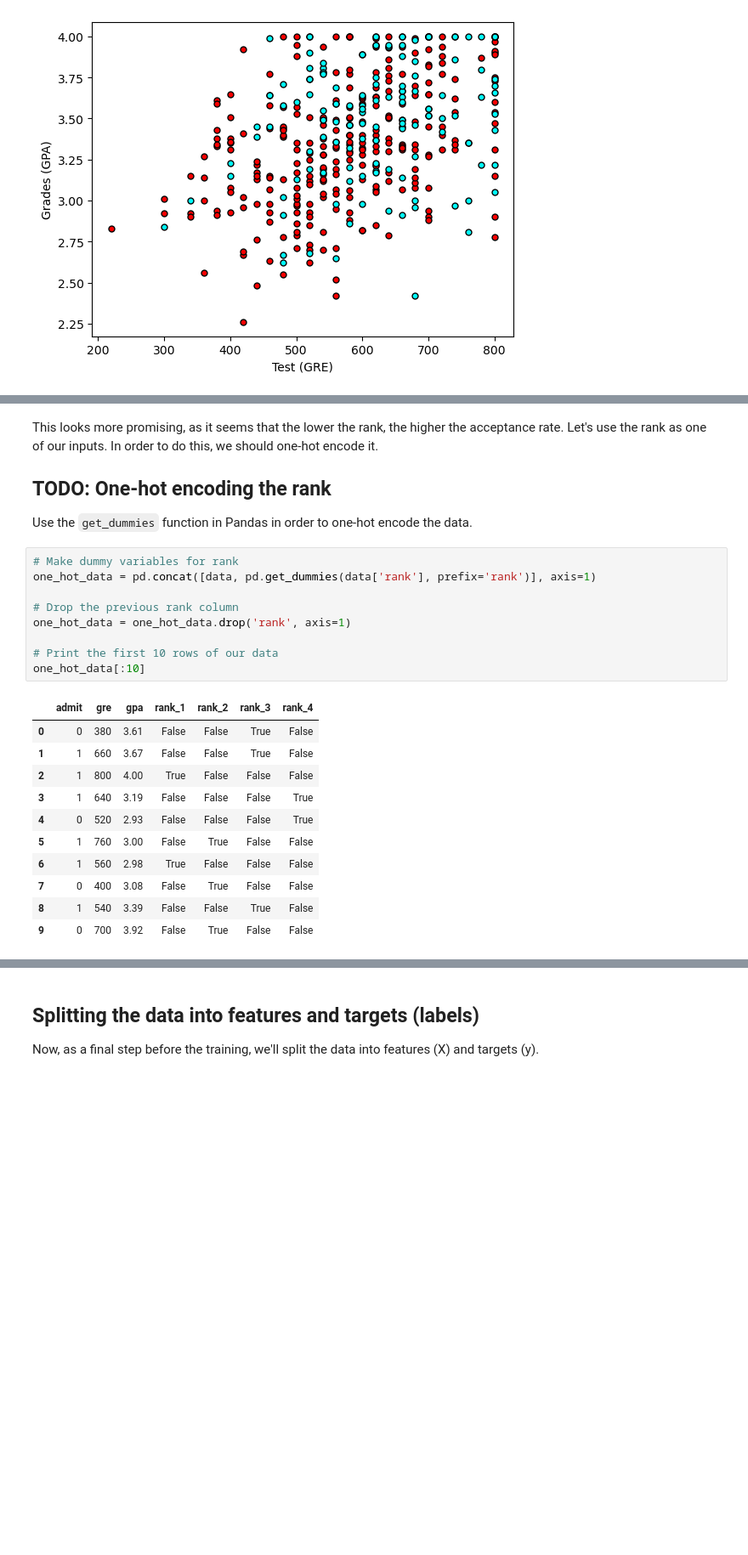
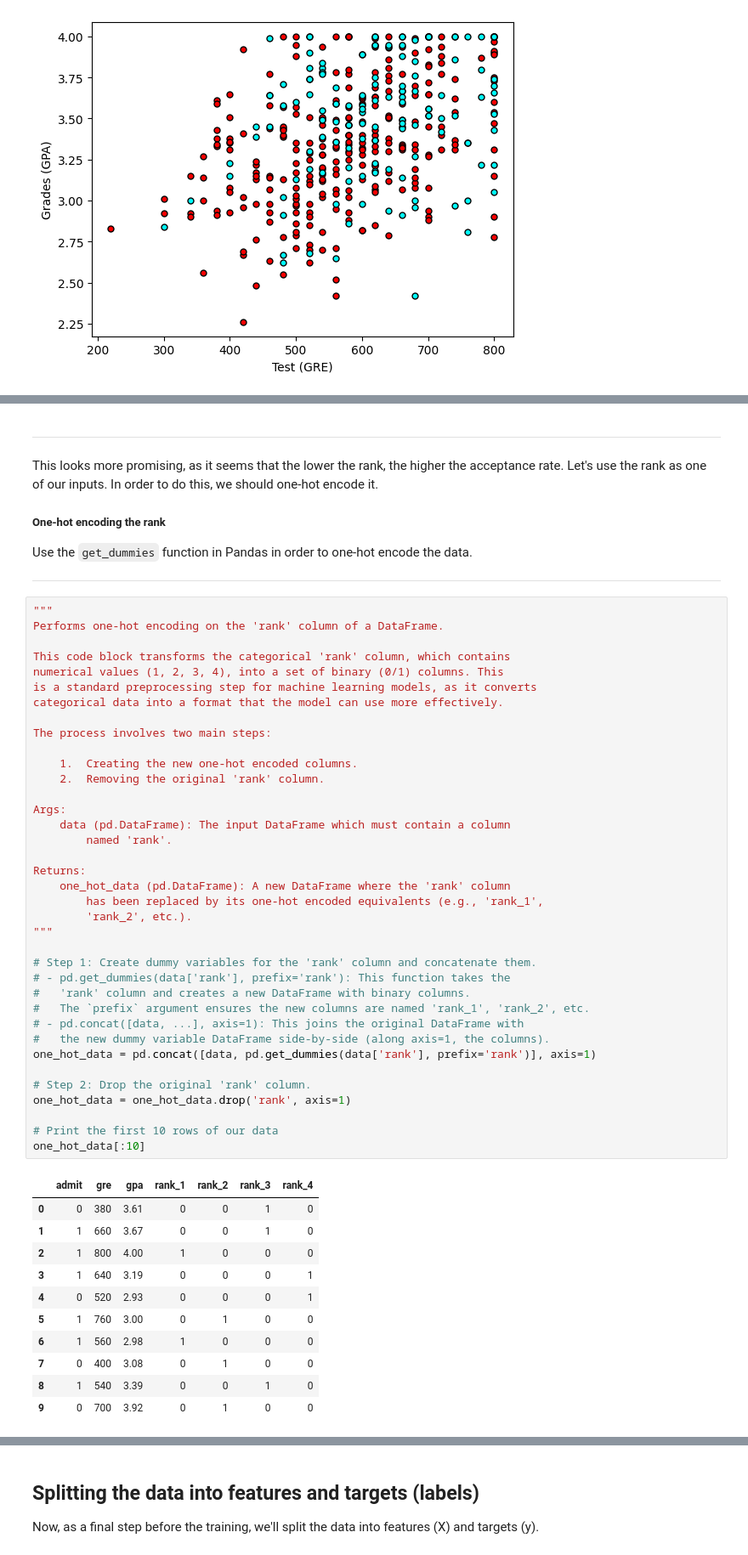
Before and after one commit to Chaklader/flower-image-classifier, a Jupyter notebook: lectures/neural_networks_with_pyTorch/student-admissions/student_admissions.ipynb, the cells around one changed output, grey strips where cells are left out. Shown at 85% size. Cells and saved outputs as stored; diff of their text form; blank space fills up the shorter version.

Commit message:
style: update notebook title format and execution numbers

```diff
--- a/lectures/neural_networks_with_pyTorch/student-admissions/student_admissions.ipynb
+++ b/lectures/neural_networks_with_pyTorch/student-admissions/student_admissions.ipynb
@@ -87,27 +93,61 @@ plt.show()
 # %% [markdown]
+
+---
+
 This looks more promising, as it seems that the lower the rank, the higher the acceptance rate. Let's use the rank as one of our inputs. In order to do this, we should one-hot encode it.
 
-## TODO: One-hot encoding the rank
+##### One-hot encoding the rank
+
 Use the `get_dummies` function in Pandas in order to one-hot encode the data.
+
+---
-# %%
-# Make dummy variables for rank
-one_hot_data = pd.concat([data, pd.get_dummies(data['rank'], prefix='rank')], axis=1)
-
-# Drop the previous rank column
-one_hot_data = one_hot_data.drop('rank', axis=1)
-
-# Print the first 10 rows of our data
-one_hot_data[:10]
-# %% [output]
-|  | admit | gre | gpa | rank_1 | rank_2 | rank_3 | rank_4 |
-| 0 | 0 | 380 | 3.61 | False | False | True | False |
-| 1 | 1 | 660 | 3.67 | False | False | True | False |
-| 2 | 1 | 800 | 4.00 | True | False | False | False |
-| 3 | 1 | 640 | 3.19 | False | False | False | True |
-| 4 | 0 | 520 | 2.93 | False | False | False | True |
-| 5 | 1 | 760 | 3.00 | False | True | False | False |
-| 6 | 1 | 560 | 2.98 | True | False | False | False |
-| 7 | 0 | 400 | 3.08 | False | True | False | False |
-| 8 | 1 | 540 | 3.39 | False | False | True | False |
-| 9 | 0 | 700 | 3.92 | False | True | False | False |
+# %%
+"""
+Performs one-hot encoding on the 'rank' column of a DataFrame.
+
+This code block transforms the categorical 'rank' column, which contains
+numerical values (1, 2, 3, 4), into a set of binary (0/1) columns. This
+is a standard preprocessing step for machine learning models, as it converts
+categorical data into a format that the model can use more effectively.
+
+The process involves two main steps:
+
+    1.  Creating the new one-hot encoded columns.
+    2.  Removing the original 'rank' column.
+
+Args:
+    data (pd.DataFrame): The input DataFrame which must contain a column
+        named 'rank'.
+
+Returns:
+    one_hot_data (pd.DataFrame): A new DataFrame where the 'rank' column
+        has been replaced by its one-hot encoded equivalents (e.g., 'rank_1',
+        'rank_2', etc.).
+"""
+
+# Step 1: Create dummy variables for the 'rank' column and concatenate them.
+# - pd.get_dummies(data['rank'], prefix='rank'): This function takes the
+#   'rank' column and creates a new DataFrame with binary columns.
+#   The `prefix` argument ensures the new columns are named 'rank_1', 'rank_2', etc.
+# - pd.concat([data, ...], axis=1): This joins the original DataFrame with
+#   the new dummy variable DataFrame side-by-side (along axis=1, the columns).
+one_hot_data = pd.concat([data, pd.get_dummies(data['rank'], prefix='rank')], axis=1)
+
+# Step 2: Drop the original 'rank' column.
+one_hot_data = one_hot_data.drop('rank', axis=1)
+
+# Print the first 10 rows of our data
+one_hot_data[:10]
+# %% [output]
+|  | admit | gre | gpa | rank_1 | rank_2 | rank_3 | rank_4 |
+| 0 | 0 | 380 | 3.61 | 0 | 0 | 1 | 0 |
+| 1 | 1 | 660 | 3.67 | 0 | 0 | 1 | 0 |
+| 2 | 1 | 800 | 4.00 | 1 | 0 | 0 | 0 |
+| 3 | 1 | 640 | 3.19 | 0 | 0 | 0 | 1 |
+| 4 | 0 | 520 | 2.93 | 0 | 0 | 0 | 1 |
+| 5 | 1 | 760 | 3.00 | 0 | 1 | 0 | 0 |
+| 6 | 1 | 560 | 2.98 | 1 | 0 | 0 | 0 |
+| 7 | 0 | 400 | 3.08 | 0 | 1 | 0 | 0 |
+| 8 | 1 | 540 | 3.39 | 0 | 0 | 1 | 0 |
+| 9 | 0 | 700 | 3.92 | 0 | 1 | 0 | 0 |
 # %% [markdown]
```
Also changed, not shown: parts of 17 cells of this notebook.
